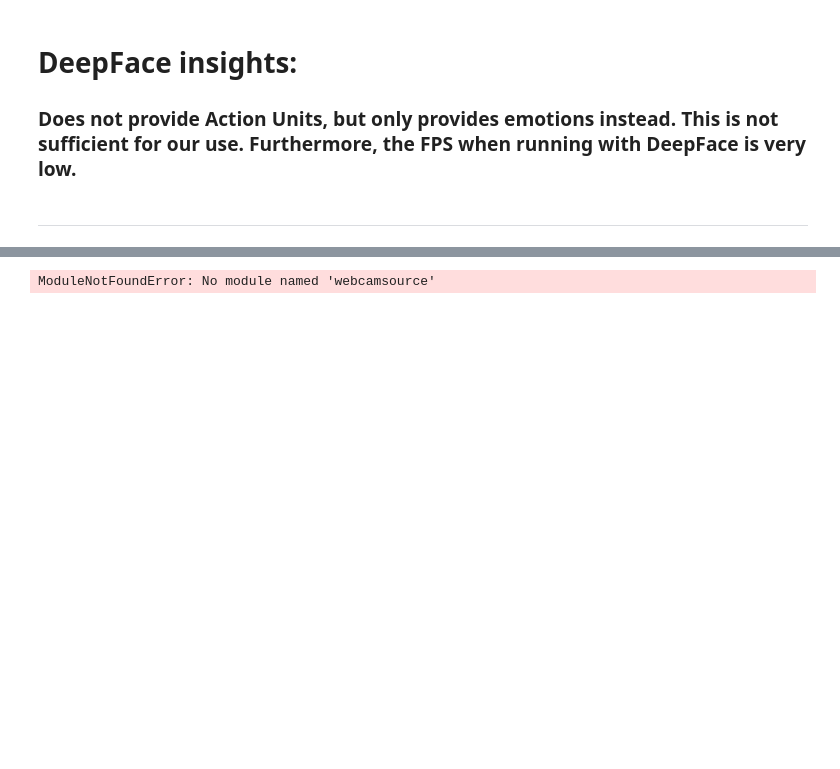
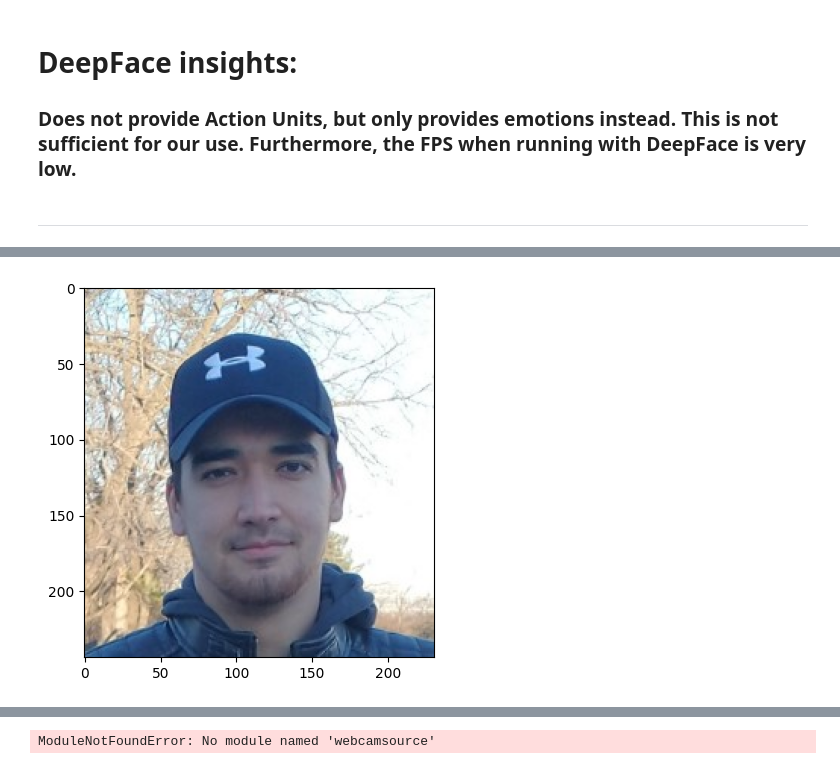
Before and after one commit to LevanSulimanov/DeceptionDetection_CAUT, a Jupyter notebook: Phase_1/DL_AU_Recognition.ipynb, the cells around one changed output, grey strips where cells are left out. Drawn from its saved outputs; the diff is of its cells as text; code cells hidden in the pictures; blank space fills up the shorter version.

Commit message:
adding semi-working logic for face alignment

```diff
--- a/Phase_1/DL_AU_Recognition.ipynb
+++ b/Phase_1/DL_AU_Recognition.ipynb
@@ -117,0 +118,90 @@ face_analysis for frame {frame_count}: [{'emotion': {'angry': 0.0002333101204296
+# %%
+import cv2
+from matplotlib import pyplot as plt
+import mediapipe as mp
+from PIL import ImageFont, ImageDraw, Image, ImageOps
+import numpy as np
+
+
+def align_face(img):
+    pass
+
+def plot_coordinates(verbose=True):
+
+    detected_keypoints_coordinates = []
+    font = ImageFont.truetype("arial.ttf", 10)
+
+    img = Image.open("img_sample.jpg")
+    plt.imshow(img)
+    print("img.shape:", img)
+    img = ImageOps.fit(img, (2040,2040))
+    img = np.asarray(img)
+    print("img.shape:", img.shape)
+
+
+
+    #~~~~~~~~~~~~~~~~~~~~~~~~~~~~~~~~~~~~~~~~~~~~~~~~~~~~
+    # Media Pipe Initialization:
+    mp_drawing = mp.solutions.drawing_utils
+    mp_drawing_styles = mp.solutions.drawing_styles
+    mp_face_mesh = mp.solutions.face_mesh
+    #~~~~~~~~~~~~~~~~~~~~~~~~~~~~~~~~~~~~~~~~~~~~~~~~~~~~
+    with mp_face_mesh.FaceMesh(
+                               max_num_faces=1,
+                               refine_landmarks=True,
+                               min_detection_confidence=0.5,
+                               min_tracking_confidence=0.5) as face_mesh:
+        img.flags.writeable = False
+        image = cv2.cvtColor(img, cv2.COLOR_BGR2RGB)
+        results = face_mesh.process(image)
+
+        total_count = 0
+
+
+        #####################################################
+        if results.multi_face_landmarks:
+            current_coordinate_set = []
+            for face in results.multi_face_landmarks:
+                for landmark in face.landmark:
+                    x = landmark.x
+                    y = landmark.y
+                    z = landmark.z
+
+                    current_coordinate_set.append([x,y,z])
+
+                    if verbose:
+                        shape = image.shape
+                        relative_x = int(x * shape[1])
+                        relative_y = int(y * shape[0])
+
+                        # cv2.circle(image, (relative_x, relative_y), radius=1, color=(225, 0, 100), thickness=1)
+                        # cv2.putText(image, f"{total_count}", (relative_x, relative_y), cv2.FONT_HERSHEY_SIMPLEX, 0.01, 120)
+                        pil_im = Image.fromarray(image)
+                        draw = ImageDraw.Draw(pil_im)
+                        # Choose a font
+                        # font = ImageFont.truetype("Roboto-Regular.ttf", 50)
+                        # Draw the text
+                        draw.text((relative_x, relative_y), f"{total_count}", font=font)  # , font=font)
+                        image = cv2_im_processed = cv2.cvtColor(np.array(pil_im), cv2.COLOR_RGB2BGR)
+                    total_count+=1
+        else:
+            # print(traceback.format_exc())
+            x, y, z = 0.0, 0.0, 0.0
+            current_coordinate_set.append([x,y,z]*478)
+
+        print("total_count:", total_count)
+
+        # Append detected_keypoints_coordinates:
+        detected_keypoints_coordinates.append(current_coordinate_set)
+
+        # if verbose:
+        #    pass  # cv2.imshow('MediaPipe Face Mesh', cv2.flip(image, 1))
+        # plt.figure()  # figsize=(15,15))
+        # plt.imshow(image)
+        # plt.savefig('mediaPipe_coordinates_location.png')
+        cv2.imwrite('mediaPipe_coordinates_location.png', image)
+        #####################################################
+
+
+plot_coordinates()
+# %% [output]
@@ -117,0 +211 @@ face_analysis for frame {frame_count}: [{'emotion': {'angry': 0.0002333101204296
+[figure, added]
```
Also changed, not shown: parts of 6 cells of this notebook.
